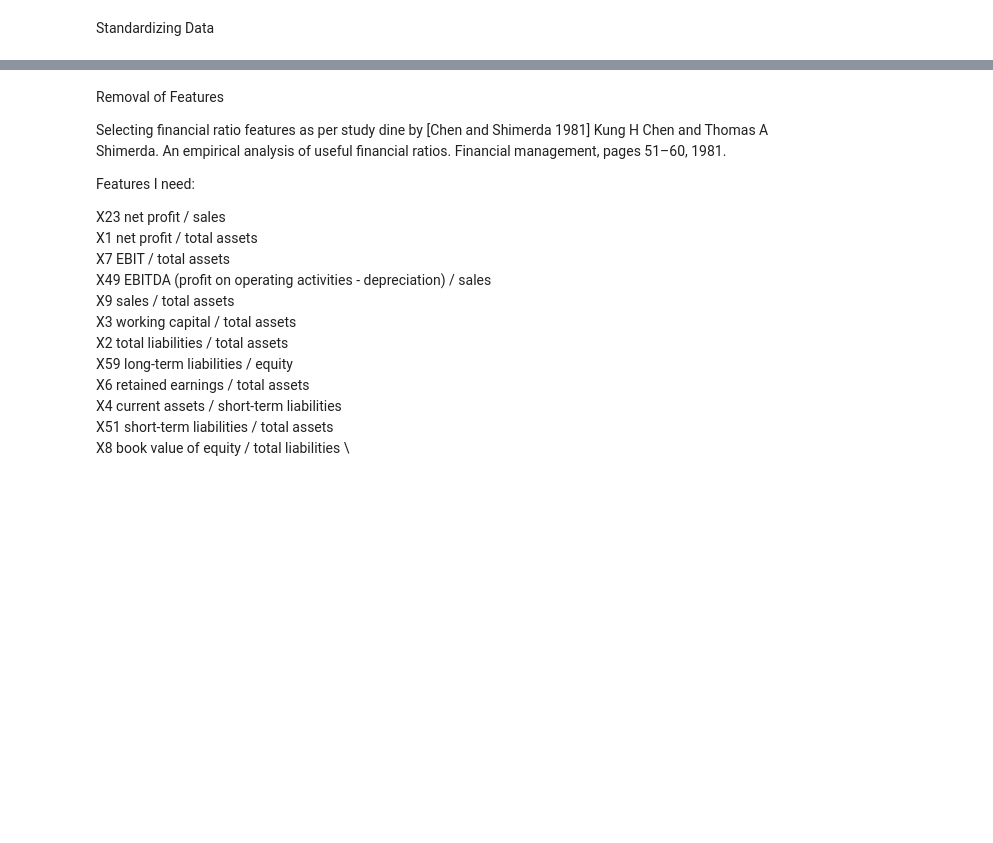
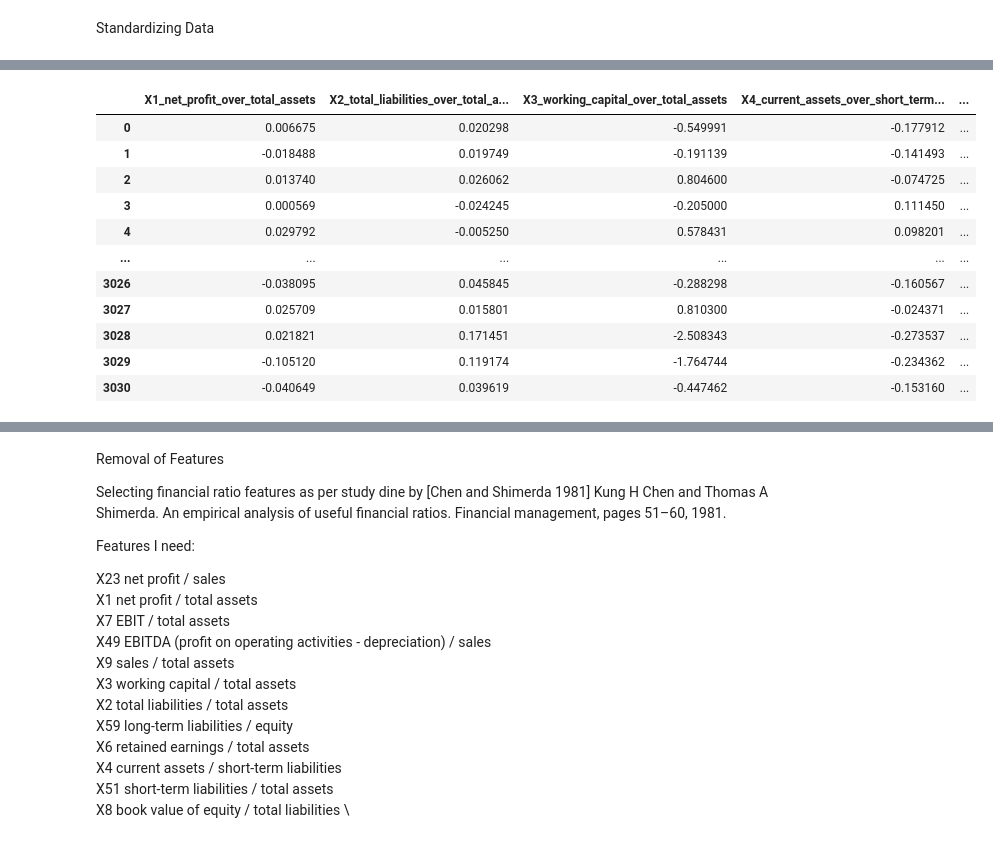
Before and after one commit to Zach-schwark/PGM_Assignment, a Jupyter notebook: Gaussian.ipynb, the cells around one changed output, grey strips where cells are left out. Saved outputs shown, nothing was run; the diff lists cells and outputs as text; code cells hidden in the pictures; blank space fills up the shorter version.

```diff
--- a/Gaussian.ipynb
+++ b/Gaussian.ipynb
@@ -137,0 +45,98 @@ PreprocessedData
+# %%
+data = df.dropna()
+data
+scaler = preprocessing.StandardScaler()
+data_scaled = scaler.fit_transform(data)
+data_scaled_transposed = data_scaled.transpose()
+
+
+attribute_names = [
+    "X1_net_profit_over_total_assets",
+    "X2_total_liabilities_over_total_assets",
+    "X3_working_capital_over_total_assets",
+    "X4_current_assets_over_short_term_liabilities",
+    "X5_[(cash_+_short_term_securities_+_receivables_-_short_term_liabilities)_over_(operating_expenses_-_depreciation)]_*_365",
+    "X6_retained_earnings_over_total_assets",
+    "X7_EBIT_over_total_assets",
+    "X8_book_value_of_equity_over_total_liabilities",
+    "X9_sales_over_total_assets",
+    "X10_equity_over_total_assets",
+    "X11_(gross_profit_+_extraordinary_items_+_financial_expenses)_over_total_assets",
+    "X12_gross_profit_over_short_term_liabilities",
+    "X13_(gross_profit_+_depreciation)_over_sales",
+    "X14_(gross_profit_+_interest)_over_total_assets",
+    "X15_(total_liabilities_*_365)_over_(gross_profit_+_depreciation)",
+    "X16_(gross_profit_+_depreciation)_over_total_liabilities",
+    "X17_total_assets_over_total_liabilities",
+    "X18_gross_profit_over_total_assets",
+    "X19_gross_profit_over_sales",
+    "X20_(inventory_*_365)_over_sales",
+    "X21_sales_(n)_over_sales_(n_1)",
+    "X22_profit_on_operating_activities_over_total_assets",
+    "X23_net_profit_over_sales",
+    "X24_gross_profit_(in_3_years)_over_total_assets",
+    "X25_(equity_-_share_capital)_over_total_assets",
+    "X26_(net_profit_+_depreciation)_over_total_liabilities",
+    "X27_profit_on_operating_activities_over_financial_expenses",
+    "X28_working_capital_over_fixed_assets",
+    "X29_logarithm_of_total_assets",
+    "X30_(total_liabilities_-_cash)_over_sales",
+    "X31_(gross_profit_+_interest)_over_sales",
+    "X32_(current_liabilities_*_365)_over_cost_of_products_sold",
+    "X33_operating_expenses_over_short_term_liabilities",
+    "X34_operating_expenses_over_total_liabilities",
+    "X35_profit_on_sales_over_total_assets",
+    "X36_total_sales_over_total_assets",
+    "X37_(current_assets_-_inventories)_over_long_term_liabilities",
+    "X38_constant_capital_over_total_assets",
+    "X39_profit_on_sales_over_sales",
+    "X40_(current_assets_-_inventory_-_receivables)_over_short_term_liabilities",
+    "X41_total_liabilities_over_((profit_on_operating_activities_+_depreciation)_*_(12/365))",
+    "X42_profit_on_operating_activities_over_sales",
+    "X43_rotation_receivables_+_inventory_turnover_in_days",
+    "X44_(receivables_*_365)_over_sales",
+    "X45_net_profit_over_inventory",
+    "X46_(current_assets_-_inventory)_over_short_term_liabilities",
+    "X47_(inventory_*_365)_over_cost_of_products_sold",
+    "X48_EBITDA_(profit_on_operating_activities_-_depreciation)_over_total_assets",
+    "X49_EBITDA_(profit_on_operating_activities_-_depreciation)_over_sales",
+    "X50_current_assets_over_total_liabilities",
+    "X51_short_term_liabilities_over_total_assets",
+    "X52_(short_term_liabilities_*_365)_over_cost_of_products_sold)",
+    "X53_equity_over_fixed_assets",
+    "X54_constant_capital_over_fixed_assets",
+    "X55_working_capital",
+    "X56_(sales_-_cost_of_products_sold)_over_sales",
+    "X57_(current_assets_-_inventory_-_short_term_liabilities)_over_(sales_-_gross_profit_-_depreciation)",
+    "X58_total_costs_over_total_sales",
+    "X59_long_term_liabilities_over_equity",
+    "X60_sales_over_inventory",
+    "X61_sales_over_receivables",
+    "X62_(short_term_liabilities_*365)_over_sales",
+    "X63_sales_over_short_term_liabilities",
+    "X64_sales_over_fixed_assets",
+    "class"
+]
+
+
+attribute_dict = {}
+
+for i in range(len(data_scaled_transposed)):
+    attribute_dict[attribute_names[i]] = data_scaled_transposed[i]
+
+#attribute_dict[attribute_names[len(data_scaled_transposed)-1]] = pd.cut(data_scaled_transposed[len(data_scaled_transposed)-1],2,labels=False)
+PreprocessedData = pd.DataFrame(attribute_dict)
+PreprocessedData
+# %% [output]
+|  | X1_net_profit_over_total_assets | X2_total_liabilities_over_total_a... | X3_working_capital_over_total_assets | X4_current_assets_over_short_term... | ... |
+| 0 | 0.006675 | 0.020298 | -0.549991 | -0.177912 | ... |
+| 1 | -0.018488 | 0.019749 | -0.191139 | -0.141493 | ... |
+| 2 | 0.013740 | 0.026062 | 0.804600 | -0.074725 | ... |
+| 3 | 0.000569 | -0.024245 | -0.205000 | 0.111450 | ... |
+| 4 | 0.029792 | -0.005250 | 0.578431 | 0.098201 | ... |
+| ... | ... | ... | ... | ... | ... |
+| 3026 | -0.038095 | 0.045845 | -0.288298 | -0.160567 | ... |
+| 3027 | 0.025709 | 0.015801 | 0.810300 | -0.024371 | ... |
+| 3028 | 0.021821 | 0.171451 | -2.508343 | -0.273537 | ... |
+| 3029 | -0.105120 | 0.119174 | -1.764744 | -0.234362 | ... |
+| 3030 | -0.040649 | 0.039619 | -0.447462 | -0.153160 | ... |
```
Also changed, not shown: parts of 20 cells of this notebook.
